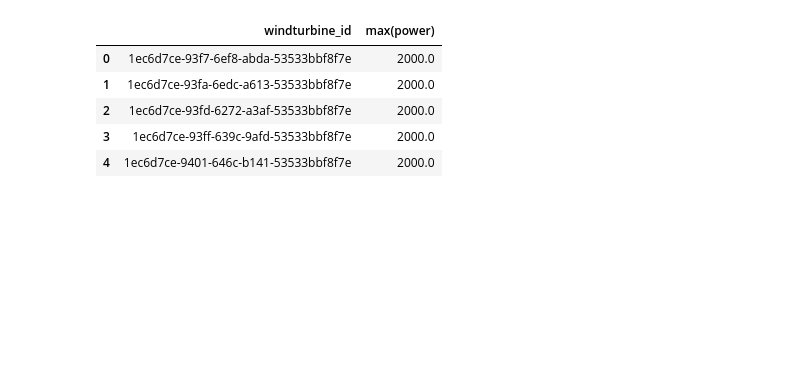
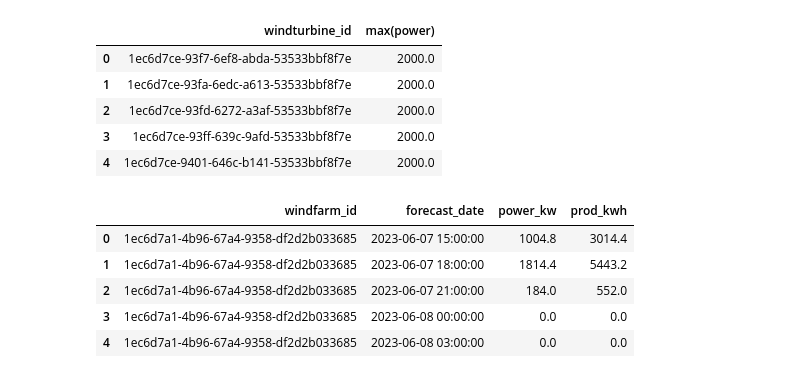
Before and after one commit to NZtalk/Wind-project, a Jupyter notebook: src/functions_db_to_df.ipynb, the cells around one changed output. Saved outputs shown, nothing was run; the diff lists cells and outputs as text; code cells hidden in the pictures; blank space fills up the shorter version.

```diff
--- a/src/functions_db_to_df.ipynb
+++ b/src/functions_db_to_df.ipynb
@@ -7,10 +8,7 @@ import pymongo
 # %%
-from pprint import pprint
-import pandas as pd
-
 client = mongodb_connection()
 
-def last_weather_forecast_to_df(client):
+def last_forecast_weather_to_df(client):
     # Get the last update
     last_forcast_update = client.forecast.find({}, {"data" : 1}).sort("extract_date", -1).limit(1)
     last_forcast_update = list(last_forcast_update)[0]["data"]
@@ -34,7 +32,7 @@ def last_weather_forecast_to_df(client):
     df = pd.DataFrame(list_data)
     return df
 
-df_forecast = last_weather_forecast_to_df(client)
+df_forecast = last_forecast_weather_to_df(client)
 
 df_forecast.head()
 # %% [output]
@@ -77,9 +105,9 @@ def forecast_power_by_turbine(df_forecast: pd.DataFrame, df_power_curve: pd.Data
     df_final.reset_index(inplace=True, drop=True)
     return df_final
 
-df_test = forecast_power_by_turbine(df_forecast, df_power_curve)
+df_forecast_power = forecast_power_by_turbine(df_forecast, df_power_curve)
 
-df_test.head()
+df_forecast_power.head()
 # %% [output]
 |  | windturbine_id | windspeed | power_kw | windfarm_id | forecast_date | prod_kwh |
 | 0 | 1ec6d7ce-93f7-6ef8-abda-53533bbf8f7e | 4.1 | 125.6 | 1ec6d7a1-4b96-67a4-9358-df2d2b033685 | 2023-06-07 15:00:00 | 376.8 |
@@ -112,0 +139,13 @@ df_test2 = df_test.drop(columns=["windspeed", "windfarm_id"]).groupby(by=["windt
+# %%
+df_test2 = df_forecast_power.drop(columns=["windspeed", "windturbine_id"]).groupby(by=["windfarm_id", "forecast_date"]).sum()
+df_test2 = df_test2.reset_index()
+df_test2 = df_test2[df_test2["windfarm_id"] == "1ec6d7a1-4b96-67a4-9358-df2d2b033685"]
+
+df_test2.head()
+# %% [output]
+|  | windfarm_id | forecast_date | power_kw | prod_kwh |
+| 0 | 1ec6d7a1-4b96-67a4-9358-df2d2b033685 | 2023-06-07 15:00:00 | 1004.8 | 3014.4 |
+| 1 | 1ec6d7a1-4b96-67a4-9358-df2d2b033685 | 2023-06-07 18:00:00 | 1814.4 | 5443.2 |
+| 2 | 1ec6d7a1-4b96-67a4-9358-df2d2b033685 | 2023-06-07 21:00:00 | 184.0 | 552.0 |
+| 3 | 1ec6d7a1-4b96-67a4-9358-df2d2b033685 | 2023-06-08 00:00:00 | 0.0 | 0.0 |
+| 4 | 1ec6d7a1-4b96-67a4-9358-df2d2b033685 | 2023-06-08 03:00:00 | 0.0 | 0.0 |
```
Also changed, not shown: parts of 6 cells of this notebook, 1 other file.
